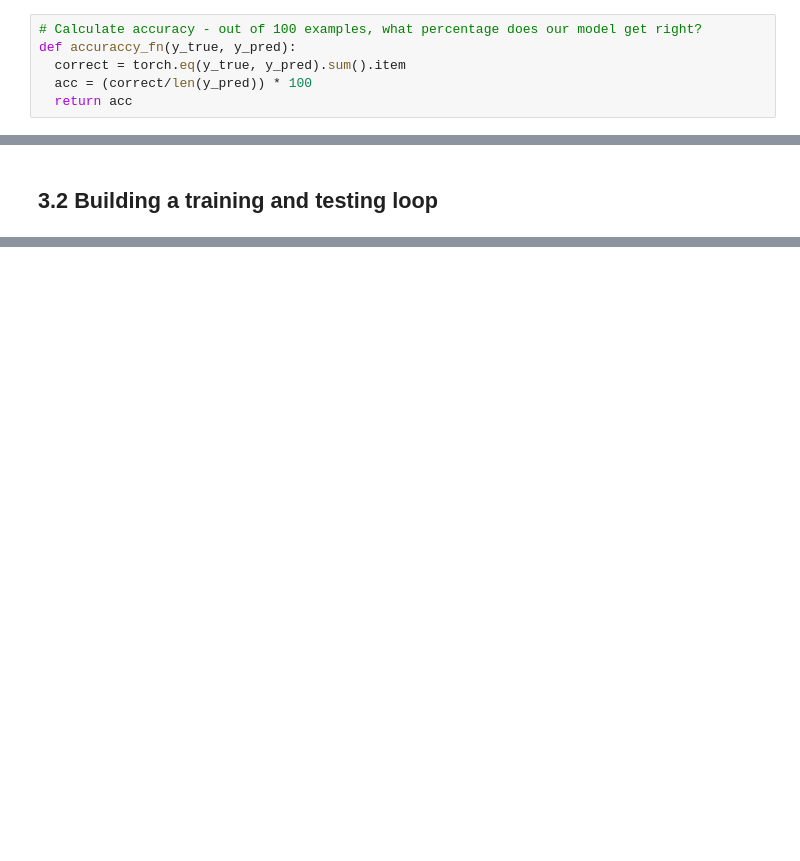
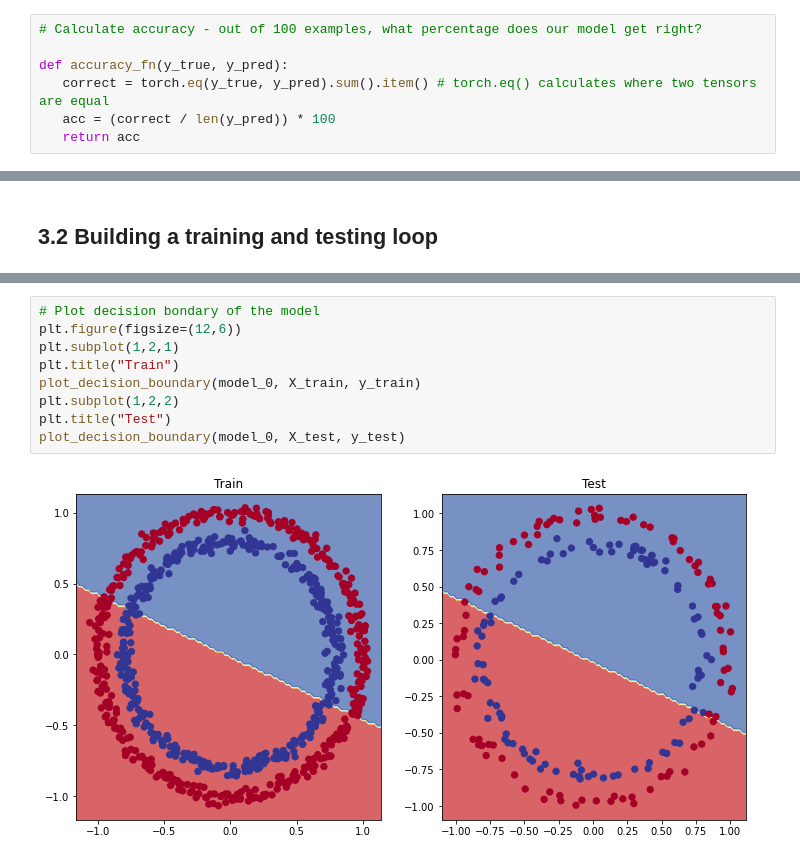
Before and after one commit to chriswilson2020/PyTorchCoLab, a Jupyter notebook: 02_Neural_Network_Classification_With_PyTorch.ipynb, the cells around one changed output, grey strips where cells are left out. Cells and saved outputs as stored; diff of their text form; blank space fills up the shorter version.

```diff
--- a/02_Neural_Network_Classification_With_PyTorch.ipynb
+++ b/02_Neural_Network_Classification_With_PyTorch.ipynb
@@ -288,10 +288,11 @@ optimizer =  torch.optim.SGD(params=model_0.parameters(),
                              lr=0.1)
 # %%
 # Calculate accuracy - out of 100 examples, what percentage does our model get right?
-def accuraccy_fn(y_true, y_pred):
-  correct = torch.eq(y_true, y_pred).sum().item
-  acc = (correct/len(y_pred)) * 100
-  return acc
+
+def accuracy_fn(y_true, y_pred):
+   correct = torch.eq(y_true, y_pred).sum().item() # torch.eq() calculates where two tensors are equal
+   acc = (correct / len(y_pred)) * 100
+   return acc
 # %% [markdown]
 ## 3. Train model
 
@@ -359,0 +456,11 @@ tensor([0., 0., 0., 0., 1.], device='cuda:0')
+# %%
+# Plot decision bondary of the model
+plt.figure(figsize=(12,6))
+plt.subplot(1,2,1)
+plt.title("Train")
+plot_decision_boundary(model_0, X_train, y_train)
+plt.subplot(1,2,2)
+plt.title("Test")
+plot_decision_boundary(model_0, X_test, y_test)
+# %% [output]
+[figure, added]
```
Also changed, not shown: parts of 22 cells of this notebook.
